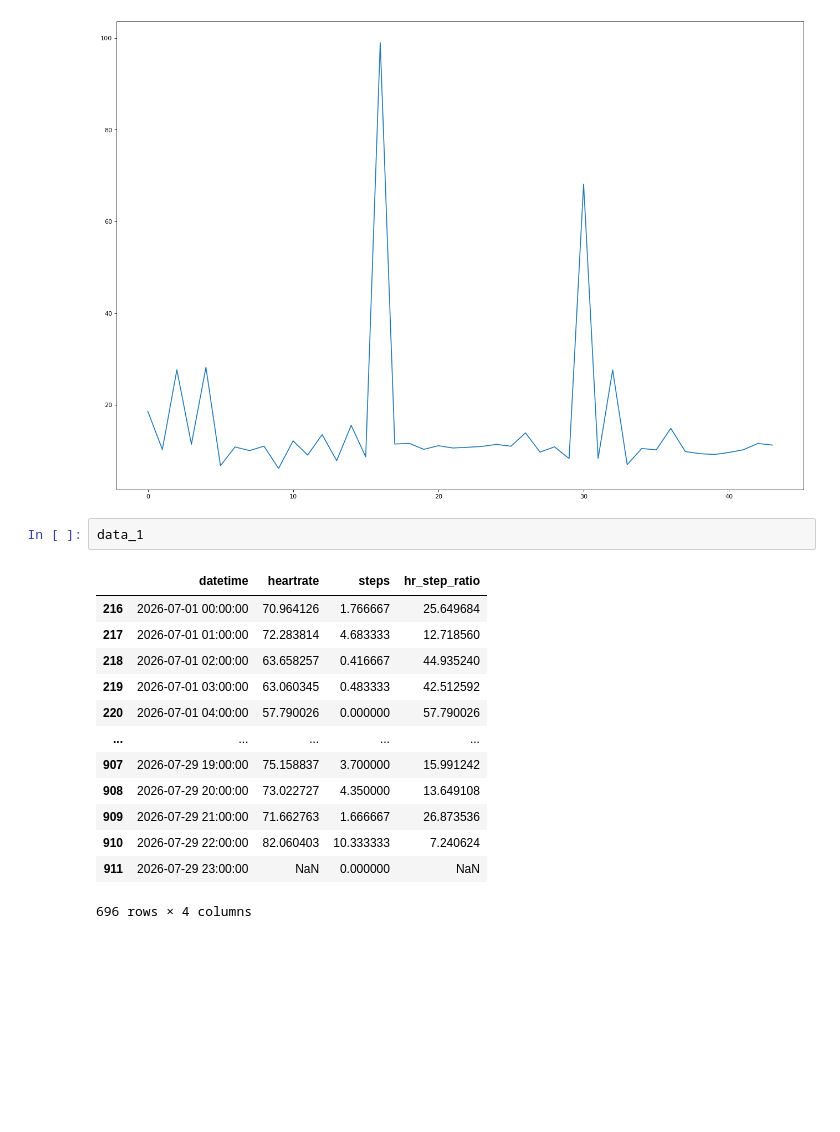
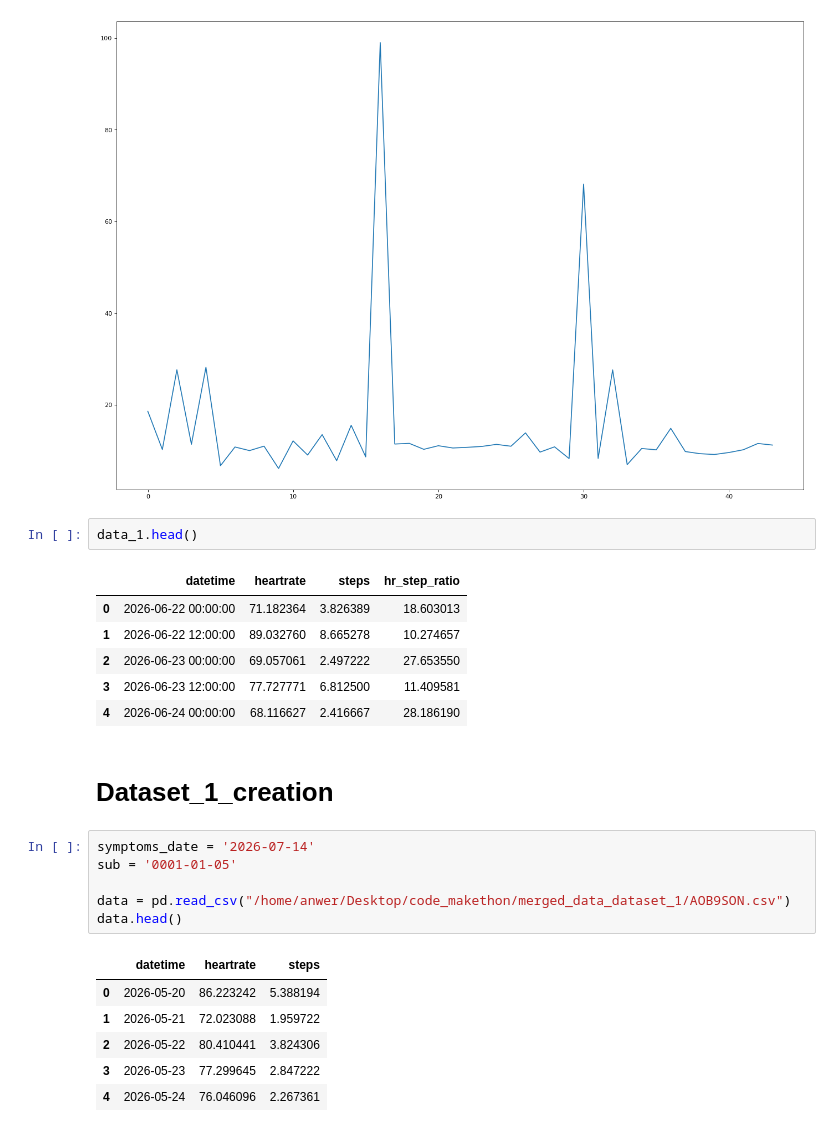
Before and after one commit to Heatdh/IterAsianAI, a Jupyter notebook: data_preprocessing_danish.ipynb, the cells around one changed output. Saved outputs shown, nothing was run; the diff lists cells and outputs as text; blank space fills up the shorter version.

```diff
--- a/data_preprocessing_danish.ipynb
+++ b/data_preprocessing_danish.ipynb
@@ -168,18 +168,26 @@ data_1['hr_step_ratio'].plot()
 <AxesSubplot:>
 [figure]
 # %%
-data_1
+data_1.head()
 # %% [output]
 |  | datetime | heartrate | steps | hr_step_ratio |
-| 216 | 2026-07-01 00:00:00 | 70.964126 | 1.766667 | 25.649684 |
-| 217 | 2026-07-01 01:00:00 | 72.283814 | 4.683333 | 12.718560 |
-| 218 | 2026-07-01 02:00:00 | 63.658257 | 0.416667 | 44.935240 |
-| 219 | 2026-07-01 03:00:00 | 63.060345 | 0.483333 | 42.512592 |
-| 220 | 2026-07-01 04:00:00 | 57.790026 | 0.000000 | 57.790026 |
-| ... | ... | ... | ... | ... |
-| 907 | 2026-07-29 19:00:00 | 75.158837 | 3.700000 | 15.991242 |
-| 908 | 2026-07-29 20:00:00 | 73.022727 | 4.350000 | 13.649108 |
-| 909 | 2026-07-29 21:00:00 | 71.662763 | 1.666667 | 26.873536 |
-| 910 | 2026-07-29 22:00:00 | 82.060403 | 10.333333 | 7.240624 |
-| 911 | 2026-07-29 23:00:00 | NaN | 0.000000 | NaN |
+| 0 | 2026-06-22 00:00:00 | 71.182364 | 3.826389 | 18.603013 |
+| 1 | 2026-06-22 12:00:00 | 89.032760 | 8.665278 | 10.274657 |
+| 2 | 2026-06-23 00:00:00 | 69.057061 | 2.497222 | 27.653550 |
+| 3 | 2026-06-23 12:00:00 | 77.727771 | 6.812500 | 11.409581 |
+| 4 | 2026-06-24 00:00:00 | 68.116627 | 2.416667 | 28.186190 |
-696 rows × 4 columns
+# %% [markdown]
+# Dataset_1_creation
+# %%
+symptoms_date = '2026-07-14'
+sub = '0001-01-05'
+
+data = pd.read_csv("/home/anwer/Desktop/code_makethon/merged_data_dataset_1/AOB9SON.csv")
+data.head()
+# %% [output]
+|  | datetime | heartrate | steps |
+| 0 | 2026-05-20 | 86.223242 | 5.388194 |
+| 1 | 2026-05-21 | 72.023088 | 1.959722 |
+| 2 | 2026-05-22 | 80.410441 | 3.824306 |
+| 3 | 2026-05-23 | 77.299645 | 2.847222 |
+| 4 | 2026-05-24 | 76.046096 | 2.267361 |
```
Also changed, not shown: parts of 16 cells of this notebook.
